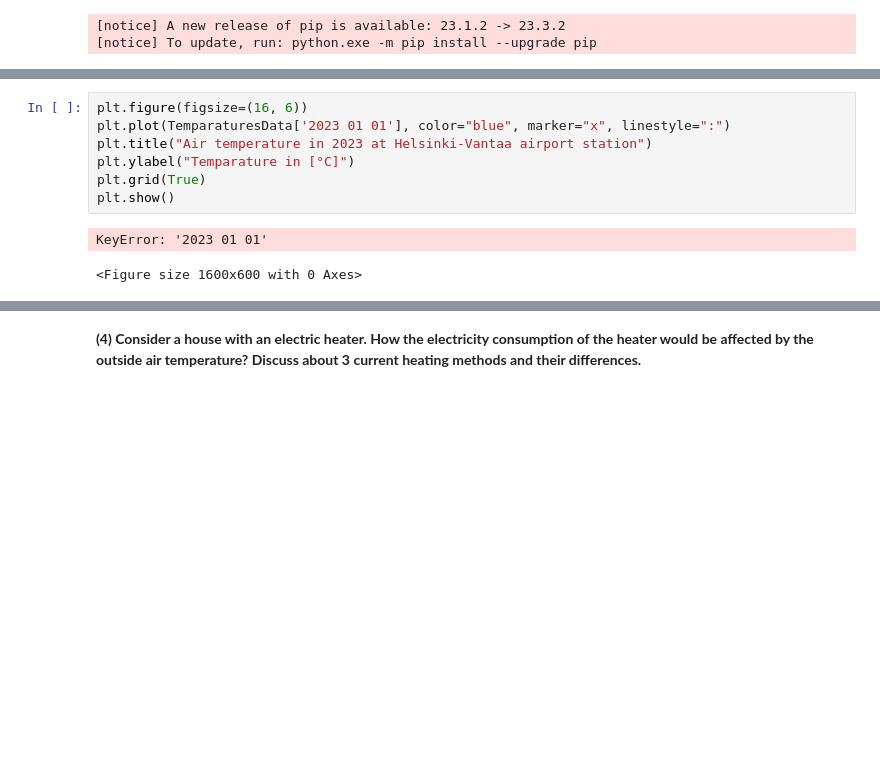
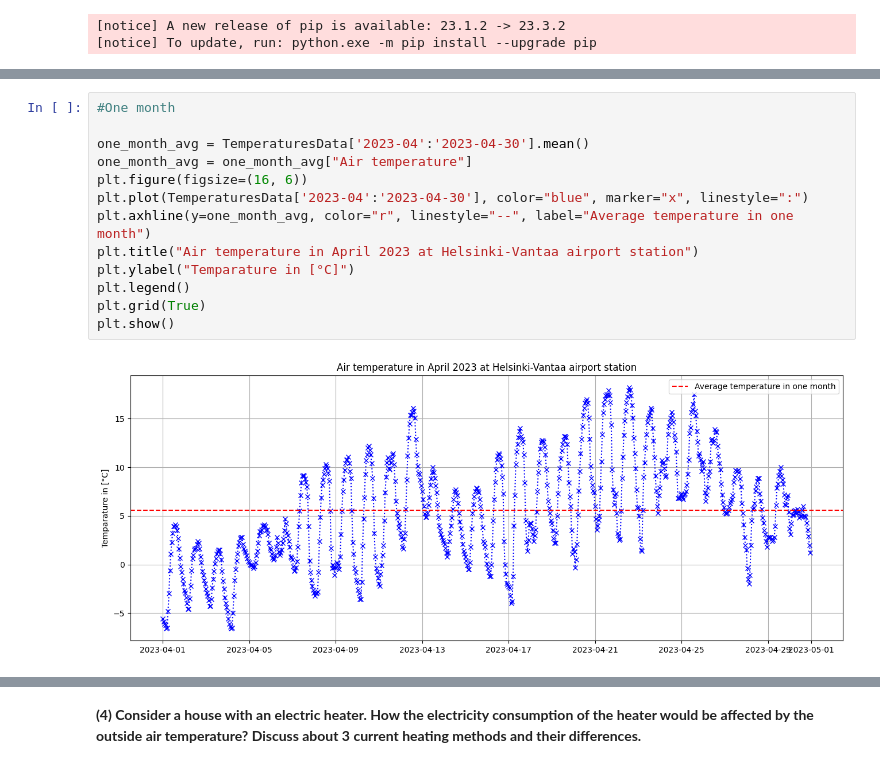
Before and after one commit to Codingman11/intro-iot-systems, a Jupyter notebook: Week 1/homework-w1.ipynb, the cells around one changed output, grey strips where cells are left out. Saved outputs shown, nothing was run; the diff lists cells and outputs as text; blank space fills up the shorter version.

```diff
--- a/Week 1/homework-w1.ipynb
+++ b/Week 1/homework-w1.ipynb
@@ -84,10 +119,15 @@ display(TemparaturesData.head())
 # %%
+#One month
+
+one_month_avg = TemperaturesData['2023-04':'2023-04-30'].mean()
+one_month_avg = one_month_avg["Air temperature"]
 plt.figure(figsize=(16, 6))
-plt.plot(TemparaturesData['2023 01 01'], color="blue", marker="x", linestyle=":")
-plt.title("Air temperature in 2023 at Helsinki-Vantaa airport station")
+plt.plot(TemperaturesData['2023-04':'2023-04-30'], color="blue", marker="x", linestyle=":")
+plt.axhline(y=one_month_avg, color="r", linestyle="--", label="Average temperature in one month")
+plt.title("Air temperature in April 2023 at Helsinki-Vantaa airport station")
 plt.ylabel("Temparature in [°C]")
+plt.legend()
 plt.grid(True)
 plt.show()
 # %% [output]
-KeyError: '2023 01 01'
-<Figure size 1600x600 with 0 Axes>
+[figure, added]
```
Also changed, not shown: parts of 8 cells of this notebook, 18 other files.
